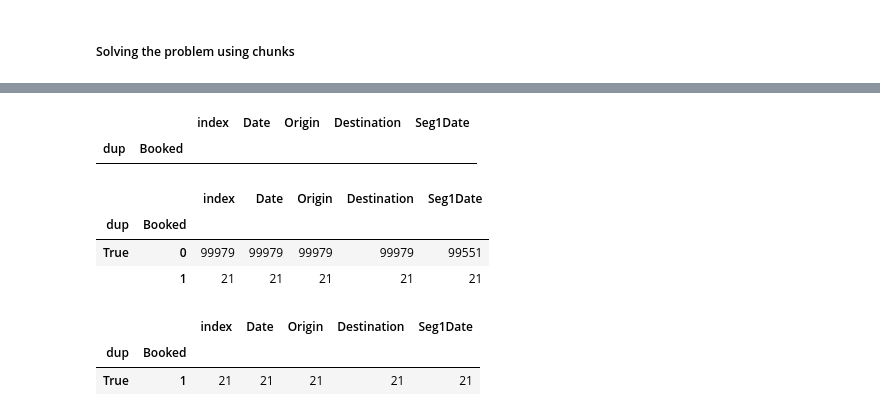
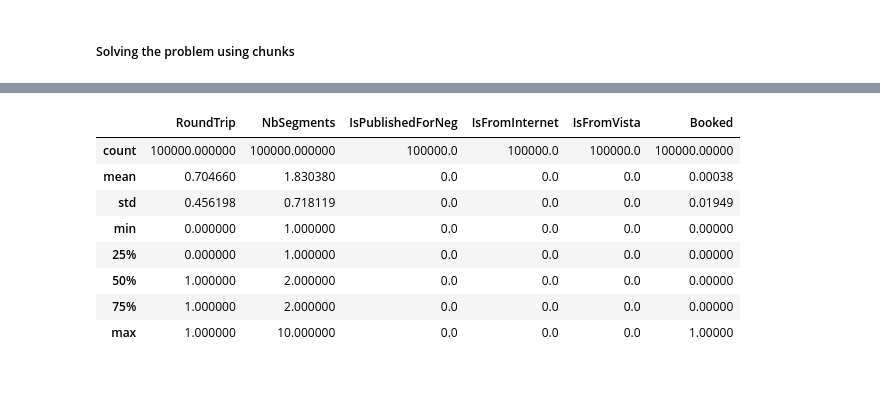
Before and after one commit to JoseCouceiro/KSCHOOL_Data_Science_Challenge, a Jupyter notebook: exercises.ipynb, the cells around one changed output, grey strips where cells are left out. Cells and saved outputs as stored; diff of their text form; code cells hidden in the pictures; blank space fills up the shorter version.

```diff
--- a/exercises.ipynb
+++ b/exercises.ipynb
@@ -516,13 +538,12 @@ merged_df.describe()
 # %%
 searches = pd.read_csv(os.path.join('data', 'searches.csv.bz2'),
                        sep="^",
-                       usecols=(['Date', 'Seg1Date', 'Origin', 'Destination']),
                        nrows=100000,
                        chunksize=50000)
 # %%
 partial_results = []
 for search_chunk in searches:
-    print(1)
+    search_chunk_clean = search_chunk[['Date', 'Seg1Date', 'Origin', 'Destination']]
     bookings = pd.read_csv(os.path.join('data', 'bookings.csv.bz2'),
                        sep="^",
                        usecols=(['cre_date           ', 'brd_time           ', 'arr_port', 'dep_port']),
@@ -530,26 +551,27 @@ for search_chunk in searches:
                        chunksize=50000)
     partial_df = pd.DataFrame()
     for book_chunk in bookings:
-        print(2)
-
+        #clean bookings
         bookings_renamed = book_chunk.rename(columns={'cre_date           ': 'Date', 'brd_time           ': 'Seg1Date', 'arr_port':'Destination', 'dep_port':'Origin'})
         bookings_renamed['Date'] = bookings_renamed['Date'].str[:10]
         bookings_renamed['Seg1Date'] = bookings_renamed['Seg1Date'].str[:10]
         bookings_renamed['Destination'] = bookings_renamed['Destination'].str[:3]
         bookings_renamed['Origin'] = bookings_renamed['Origin'].str[:3]
         books = bookings_renamed.drop_duplicates(keep = 'first')
+        #merge the searches chunk with the bookings chunk
+        merged_df = pd.merge(search_chunk_clean, books, on=['Date', 'Seg1Date', 'Origin', 'Destination'], how='left', indicator='Booked')
+        #concat bookings chunks
+        partial_df = pd.concat([partial_df, merged_df])
 
-        merged_df = pd.merge(search_chunk, books, on=['Date', 'Seg1Date', 'Origin', 'Destination'], how='left', indicator='Booked')
-        partial_df = pd.concat([partial_df, merged_df])
-        partial_df_nodups = partial_df
-        #partial_df_nodups = partial_df.reset_index()
-        print(partial_df_nodups.info())
-    #partial_df_nodups['dup'] = partial_df_nodups.duplicated(['Date', 'Seg1Date', 'Origin', 'Destination'], keep=False)
-    partial_df_nodups['Booked'] = np.where(partial_df_nodups['Booked']=='both', 1, 0)
-    print(partial_df_nodups.info())
-    #partial_df_nodups_dropped= partial_df_nodups.drop(partial_df_nodups[(partial_df_nodups['dup']==False) & (partial_df_nodups['Booked']==0)].index)
-    partial_df_nodups_dropped = partial_df_nodups
-    print(partial_df_nodups_dropped.info())
-    partial_df_nodups_nodups = partial_df_nodups_dropped.drop_duplicates()
-    print(partial_df_nodups_nodups.info())
-    partial_results.append(partial_df_nodups_nodups)
+    #removed duplicates from each searches chunk
+    partial_df['Booked'] = np.where(partial_df['Booked']=='both', 1, 0)
+    partial_df_booked = partial_df[(partial_df.duplicated(['Date', 'Seg1Date', 'Origin', 'Destination', 'Booked'], keep=False))==False].sort_index()
+    partial_df_booked['Booked'] = 1
+    partial_df_notbooked = partial_df[(partial_df.duplicated(['Date', 'Seg1Date', 'Origin', 'Destination', 'Booked'], keep=False))==True].sort_index()
+    partial_df_clean = pd.concat([partial_df_booked, partial_df_notbooked])
+    partial_result = partial_df_clean[(partial_df_clean.index.duplicated(keep='first'))==False].sort_index()
+
+    #add column to searches chunk
+    search_chunk['Booked'] = list(partial_result['Booked'])
+
+    partial_results.append(search_chunk)
@@ -850,6 +577,0 @@ cambio
-# %%
-mask = partial_df_nodups[(partial_df_nodups['dup']==False)]# & (partial_df_nodups['Booked']==0)]
-mask.groupby(by=['dup', 'Booked']).count()
-# %% [output]
-|  |  | index | Date | Origin | Destination | Seg1Date |
-| dup | Booked |  |  |  |  |  |
@@ -858,15 +578,13 @@ partial_df_nodups_dropped= partial_df_nodups.drop(mask.index)
-# %%
-partial_df_nodups.groupby(by=['dup', 'Booked']).count()
-# %% [output]
-|  |  | index | Date | Origin | Destination | Seg1Date |
-| dup | Booked |  |  |  |  |  |
-| True | 0 | 99979 | 99979 | 99979 | 99979 | 99551 |
-|  | 1 | 21 | 21 | 21 | 21 | 21 |
-# %%
-partial_df_nodups_dropped.groupby(by=['dup', 'Booked']).count()
-# %% [output]
-|  |  | index | Date | Origin | Destination | Seg1Date |
-| dup | Booked |  |  |  |  |  |
-| True | 1 | 21 | 21 | 21 | 21 | 21 |
 # %%
-solution = pd.concat(partial_results)
+result = pd.concat(partial_results)
+result.describe()
+# %% [output]
+|  | RoundTrip | NbSegments | IsPublishedForNeg | IsFromInternet | IsFromVista | Booked |
+| count | 100000.000000 | 100000.000000 | 100000.0 | 100000.0 | 100000.0 | 100000.00000 |
+| mean | 0.704660 | 1.830380 | 0.0 | 0.0 | 0.0 | 0.00038 |
+| std | 0.456198 | 0.718119 | 0.0 | 0.0 | 0.0 | 0.01949 |
+| min | 0.000000 | 1.000000 | 0.0 | 0.0 | 0.0 | 0.00000 |
+| 25% | 0.000000 | 1.000000 | 0.0 | 0.0 | 0.0 | 0.00000 |
+| 50% | 1.000000 | 2.000000 | 0.0 | 0.0 | 0.0 | 0.00000 |
+| 75% | 1.000000 | 2.000000 | 0.0 | 0.0 | 0.0 | 0.00000 |
+| max | 1.000000 | 10.000000 | 0.0 | 0.0 | 0.0 | 1.00000 |
```
Also changed, not shown: parts of 58 cells of this notebook.
